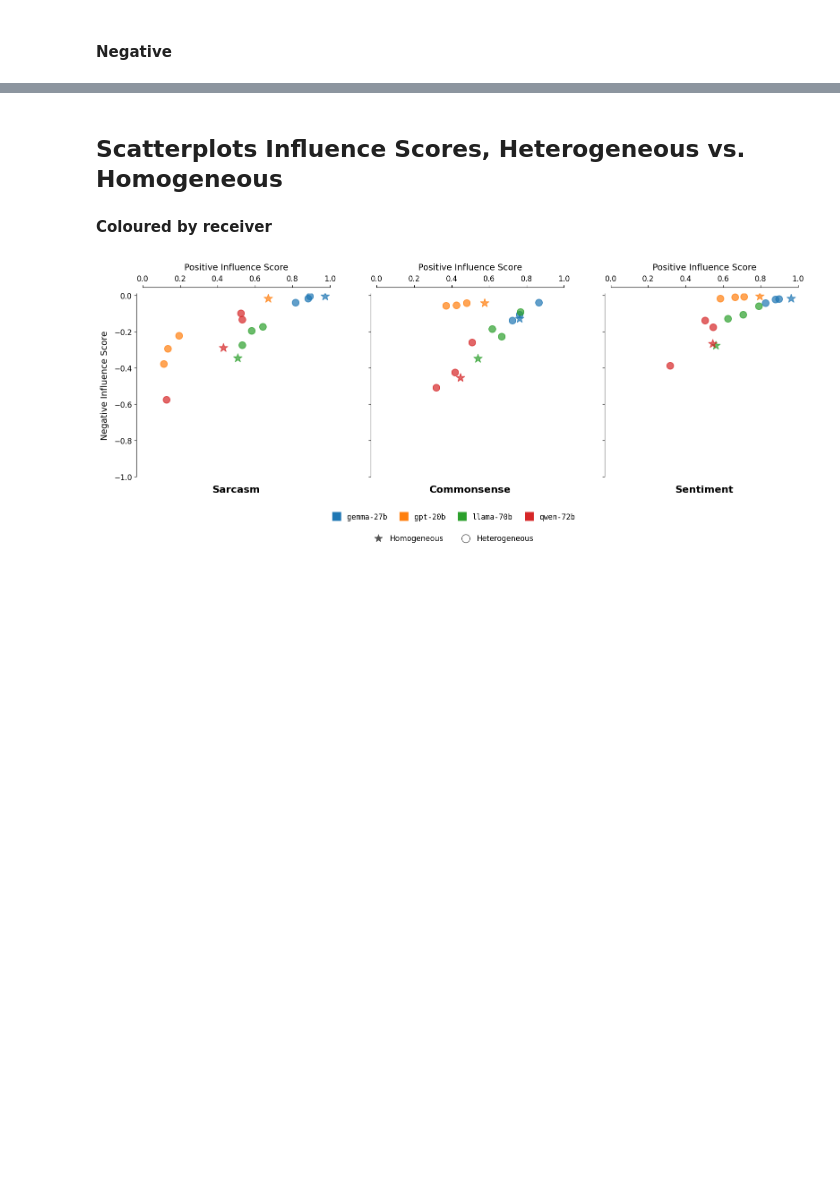
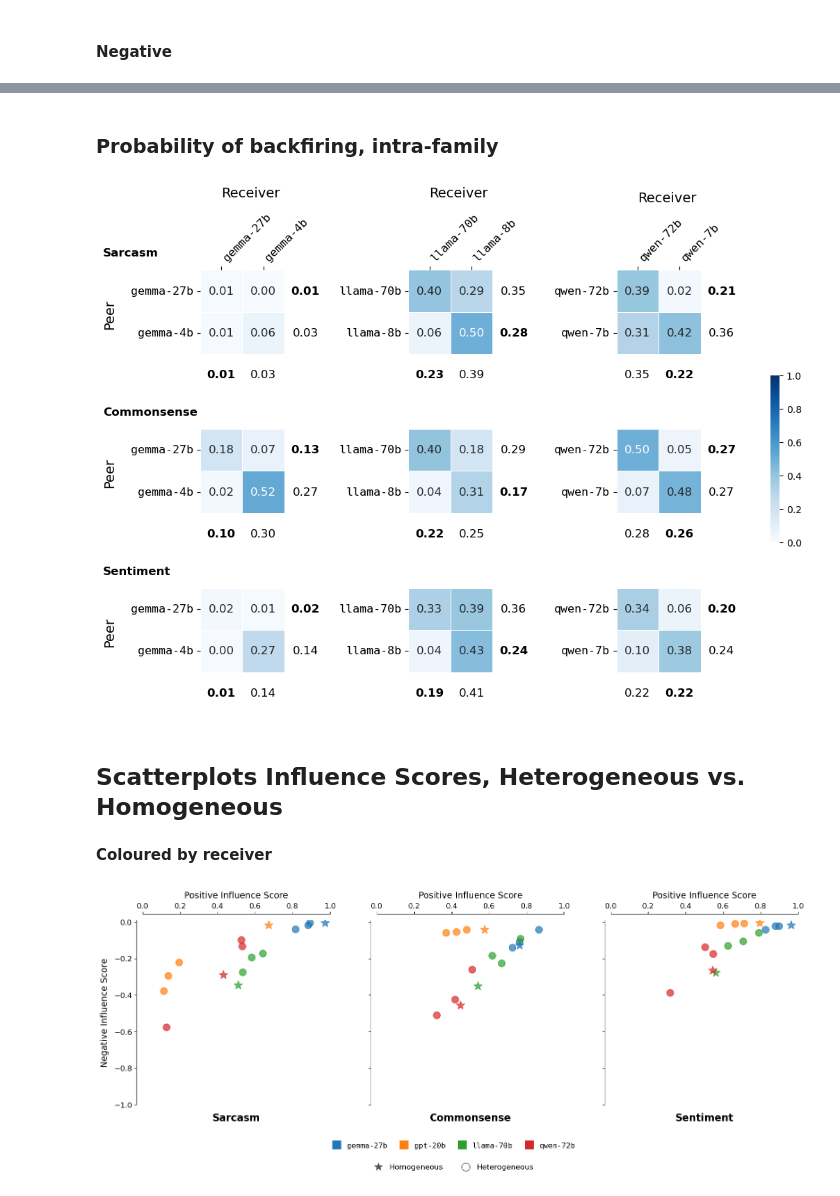
Before and after one commit to fridanl/InfluenceDynamicsMAS, a Jupyter notebook: src/main_results.ipynb, the cells around one changed output, grey strips where cells are left out. Drawn from its saved outputs; the diff is of its cells as text; code cells hidden in the pictures; blank space fills up the shorter version.

```diff
--- a/src/main_results.ipynb
+++ b/src/main_results.ipynb
@@ -566,3 +642,5 @@ plt.savefig("../plots/pairs-neg-overall.png", dpi=300, bbox_inches="tight")
 plt.show()
 # %% [output]
 [figure]
+# %% [markdown]
+### Probability of backfiring, intra-family
@@ -569,3 +722,12 @@ plt.show()
+# %%
+CMAP   = "Blues"
+VMIN   = 0.0
+VMAX   = 1.0
+
+plot_backfire_results_pairs(DELTAS=DELTAS, value_col='pct_backfire')
+plt.savefig("../plots/combined-backfire-intra.png", dpi=300, bbox_inches="tight")
+# %% [output]
+[figure, added]
 # %% [markdown]
 ## Scatterplots Influence Scores, Heterogeneous vs. Homogeneous
 # %%
```
Also changed, not shown: parts of 21 cells of this notebook, 16 other files.
